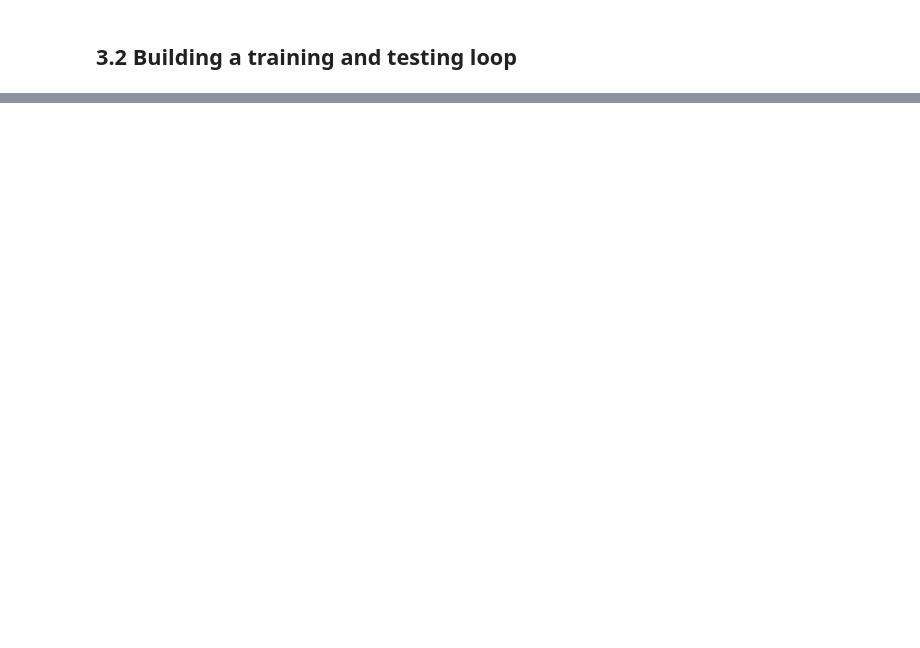
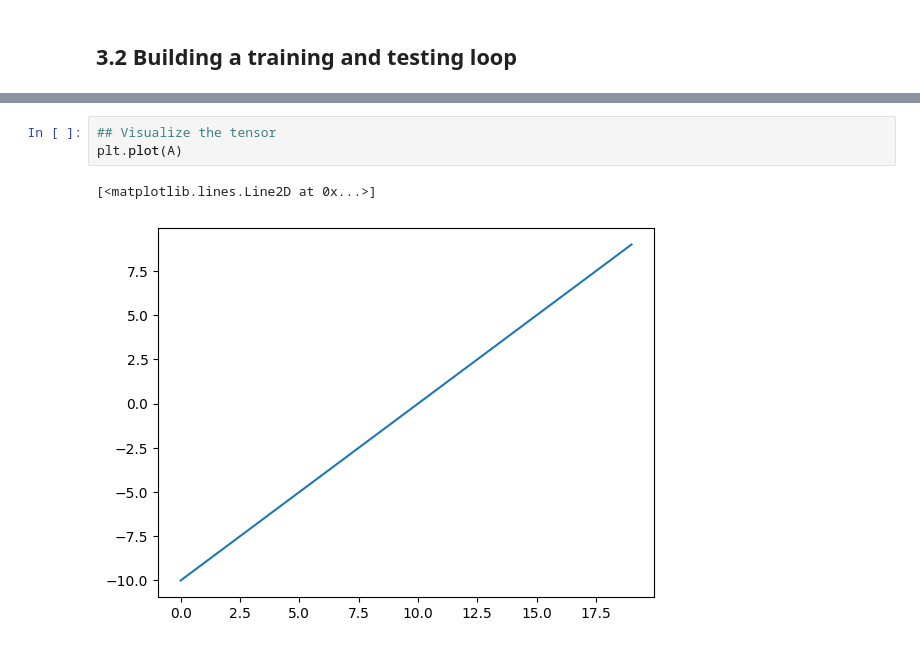
Before and after one commit to ujjawalsingh10/Pytorch-Deep-Learning, a Jupyter notebook: 02_Pytorch_classification.ipynb, the cells around one changed output, grey strips where cells are left out. Saved outputs shown, nothing was run; the diff lists cells and outputs as text; blank space fills up the shorter version.

```diff
--- a/02_Pytorch_classification.ipynb
+++ b/02_Pytorch_classification.ipynb
@@ -252,0 +666,6 @@ tensor([[1.],
+# %%
+## Visualize the tensor
+plt.plot(A)
+# %% [output]
+[<matplotlib.lines.Line2D at 0x...>]
+[figure, added]
```
Also changed, not shown: parts of 54 cells of this notebook.
